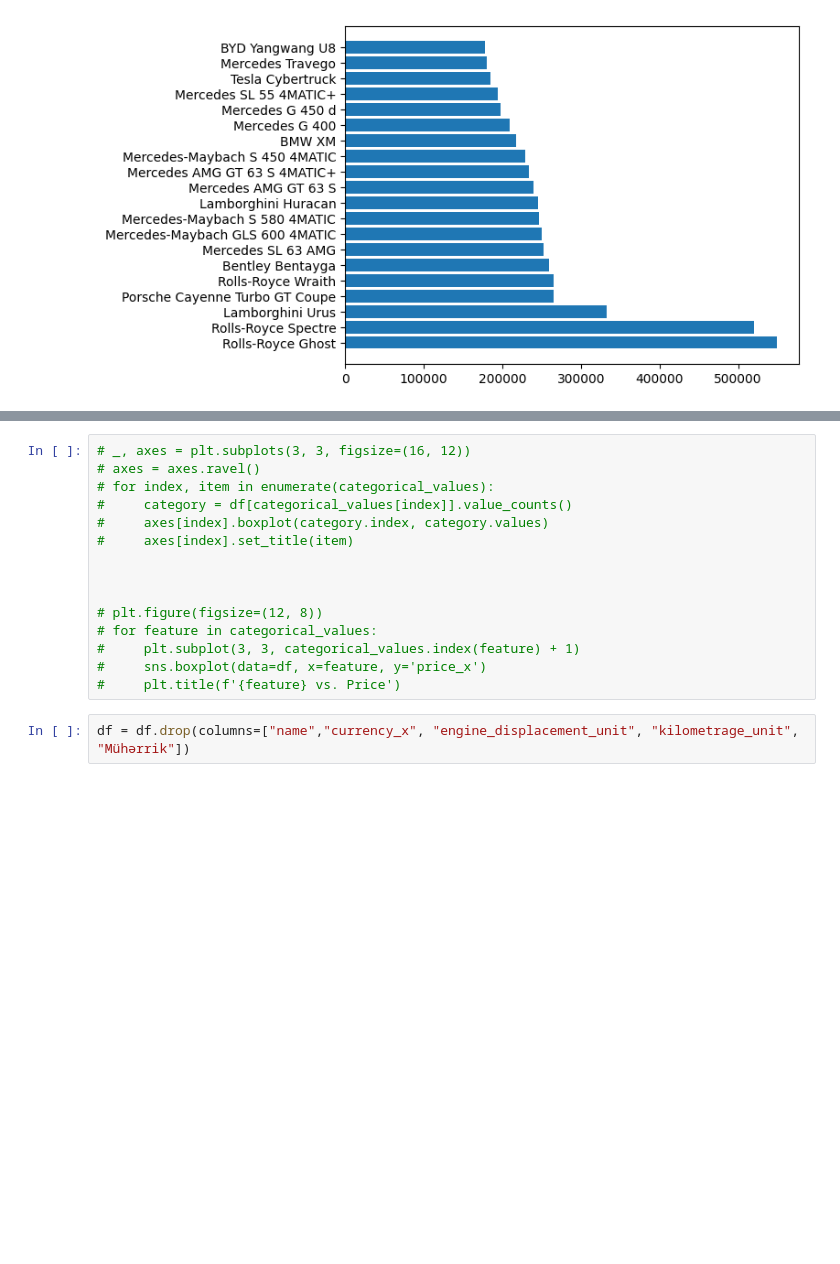
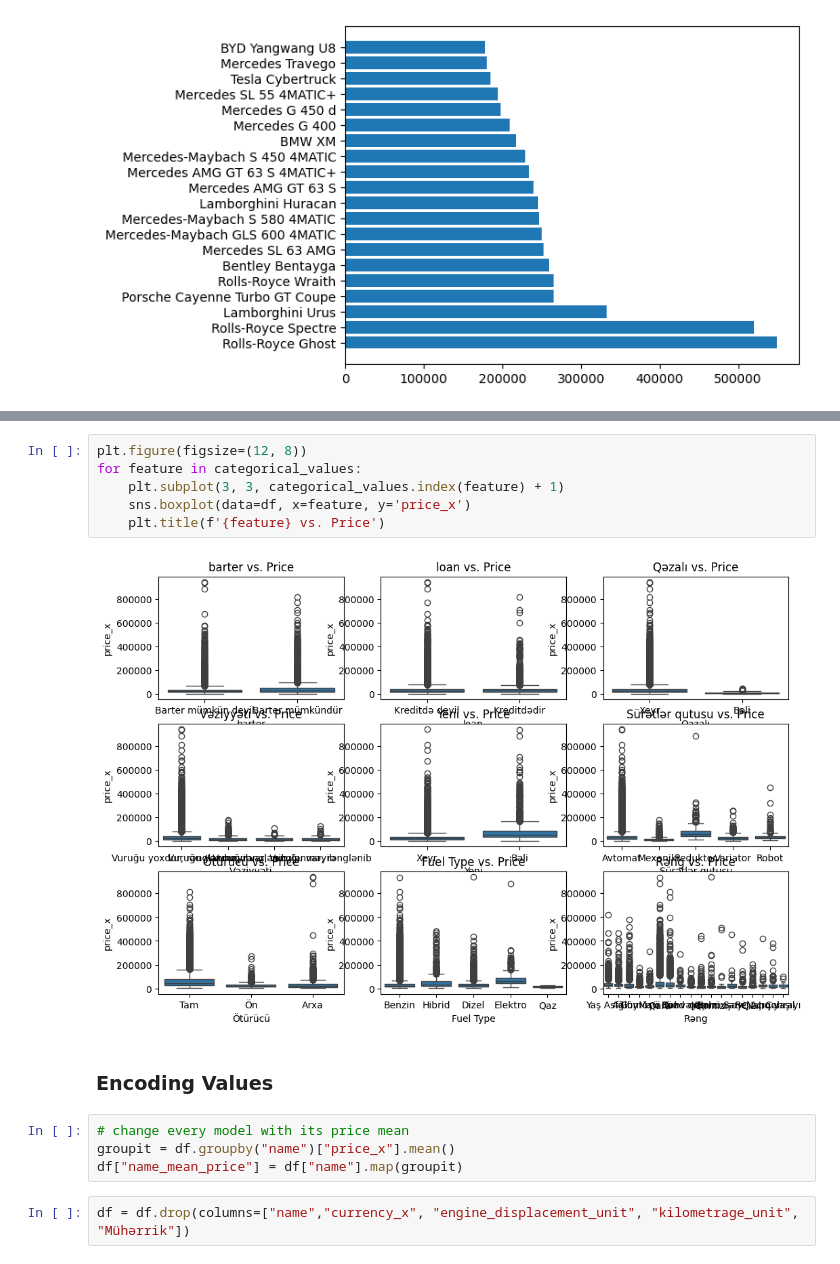
Before and after one commit to nzrv0/Machine-Learning, a Jupyter notebook: regression.ipynb, the cells around one changed output, grey strips where cells are left out. Cells and saved outputs as stored; diff of their text form; blank space fills up the shorter version.

```diff
--- a/regression.ipynb
+++ b/regression.ipynb
@@ -241,17 +237,16 @@ plt.barh(ddd.index, ddd.values)
 # %%
-# _, axes = plt.subplots(3, 3, figsize=(16, 12))
-# axes = axes.ravel()
-# for index, item in enumerate(categorical_values):
-#     category = df[categorical_values[index]].value_counts()
-#     axes[index].boxplot(category.index, category.values)
-#     axes[index].set_title(item)
-
-
-
-# plt.figure(figsize=(12, 8))
-# for feature in categorical_values:
-#     plt.subplot(3, 3, categorical_values.index(feature) + 1)
-#     sns.boxplot(data=df, x=feature, y='price_x')
-#     plt.title(f'{feature} vs. Price')
+plt.figure(figsize=(12, 8))
+for feature in categorical_values:
+    plt.subplot(3, 3, categorical_values.index(feature) + 1)
+    sns.boxplot(data=df, x=feature, y='price_x')
+    plt.title(f'{feature} vs. Price')
+# %% [output]
+[figure, added]
+# %% [markdown]
+### Encoding Values
+# %%
+# change every model with its price mean
+groupit = df.groupby("name")["price_x"].mean()
+df["name_mean_price"] = df["name"].map(groupit)
 # %%
 df = df.drop(columns=["name","currency_x", "engine_displacement_unit", "kilometrage_unit", "Mühərrik"])
```
Also changed, not shown: parts of 47 cells of this notebook.
